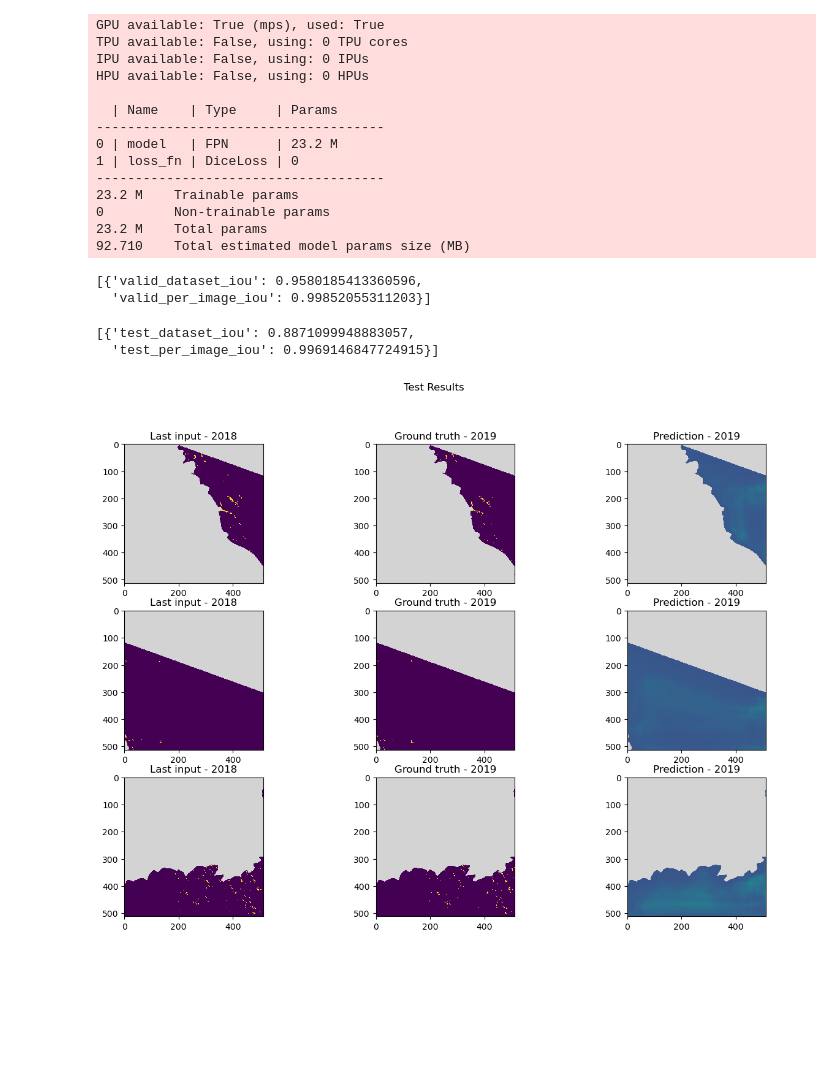
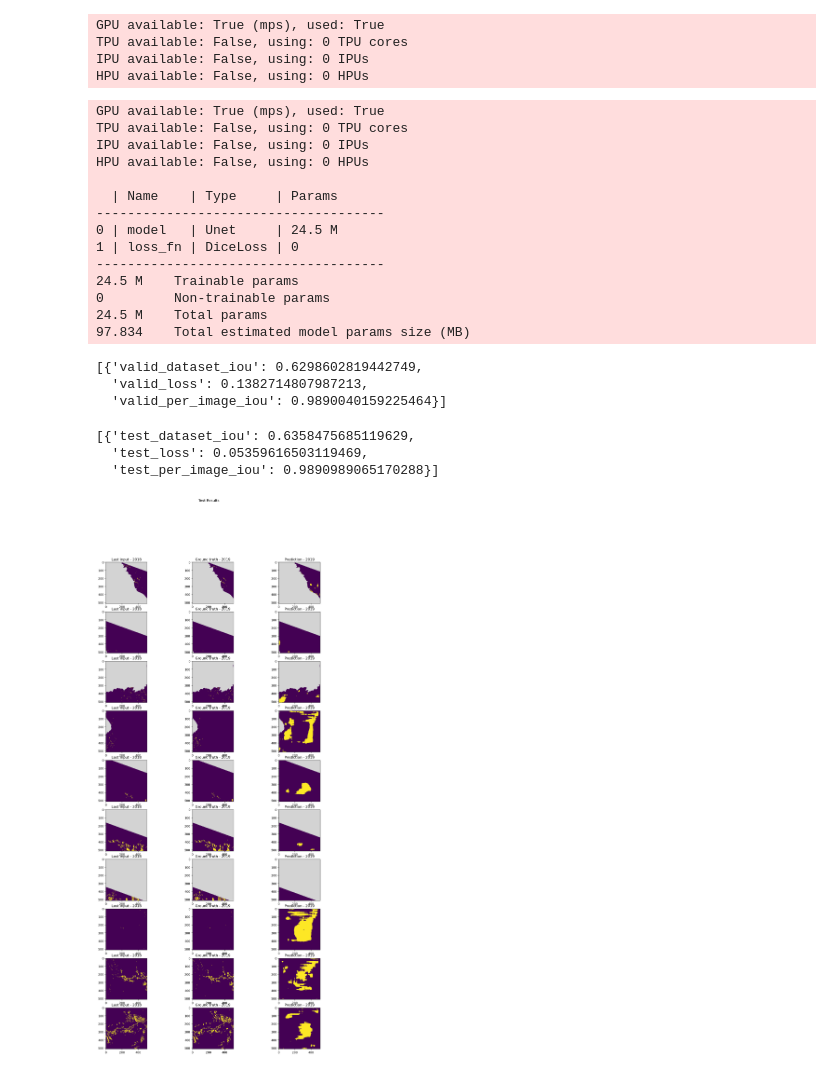
Before and after one commit to TimEngelmann/future-deforestation, a Jupyter notebook: notebooks/unet.ipynb, the cells around one changed output. Drawn from its saved outputs; the diff is of its cells as text; code cells hidden in the pictures; blank space fills up the shorter version.

Commit message:
Training Unet

```diff
--- a/notebooks/unet.ipynb
+++ b/notebooks/unet.ipynb
@@ -51,6 +51,7 @@ class ForestModel(pl.LightningModule):
 
     def __init__(self, arch, encoder_name):
         super().__init__()
+        self.save_hyperparameters()
 
         self.model = smp.create_model(
             arch=arch,
@@ -132,7 +133,7 @@ class ForestModel(pl.LightningModule):
         fp = torch.cat([x["fp"] for x in outputs])
         fn = torch.cat([x["fn"] for x in outputs])
         tn = torch.cat([x["tn"] for x in outputs])
-        loss = torch.mean([x["loss"] for x in outputs])
+        loss = torch.tensor([x["loss"] for x in outputs]).mean()
 
         # per image IoU means that we first calculate IoU score for each image
         # and then compute mean over these scores
@@ -172,4 +173,4 @@ class ForestModel(pl.LightningModule):
         return self.shared_epoch_end(outputs, "test")
 
     def configure_optimizers(self):
-        return torch.optim.Adam(self.parameters(), lr=0.0001)
+        return torch.optim.Adam(self.parameters(), lr=0.000001)
@@ -176,6 +180,22 @@ class ForestModel(pl.LightningModule):
+# %%
+model = ForestModel.load_from_checkpoint(
+    "lightning_logs/version_15/checkpoints/epoch=29-step=540.ckpt",
+    arch="FPN",
+    encoder_name="resnet34")
+trainer = pl.Trainer(
+    accelerator='mps',
+    devices=1,
+    max_epochs=30,
+    log_every_n_steps=5
+)
+# %% [output]
+GPU available: True (mps), used: True
+TPU available: False, using: 0 TPU cores
+IPU available: False, using: 0 IPUs
+HPU available: False, using: 0 HPUs
 # %%
 # model = ForestModel("UNetPlusPlus", "timm-regnety_320")
-model = ForestModel("FPN", "resnet34")
+model = ForestModel("UNet", "resnet34")
 # %%
 trainer = pl.Trainer(
     accelerator='mps',
@@ -197,28 +217,30 @@ HPU available: False, using: 0 HPUs
 
   | Name    | Type     | Params
 -------------------------------------
-0 | model   | FPN      | 23.2 M
+0 | model   | Unet     | 24.5 M
 1 | loss_fn | DiceLoss | 0
 -------------------------------------
-23.2 M    Trainable params
+24.5 M    Trainable params
 0         Non-trainable params
-23.2 M    Total params
-92.710    Total estimated model params size (MB)
+24.5 M    Total params
+97.834    Total estimated model params size (MB)
 # %%
 from pprint import pprint
 # run validation dataset
 valid_metrics = trainer.validate(model, dataloaders=val_loader, verbose=False)
 pprint(valid_metrics)
 # %% [output]
-[{'valid_dataset_iou': 0.9580185413360596,
-  'valid_per_image_iou': 0.99852055311203}]
+[{'valid_dataset_iou': 0.6298602819442749,
+  'valid_loss': 0.1382714807987213,
+  'valid_per_image_iou': 0.9890040159225464}]
 # %%
 # run test dataset
 test_metrics = trainer.test(model, dataloaders=test_loader, verbose=False)
 pprint(test_metrics)
 # %% [output]
-[{'test_dataset_iou': 0.8871099948883057,
-  'test_per_image_iou': 0.9969146847724915}]
+[{'test_dataset_iou': 0.6358475685119629,
+  'test_loss': 0.05359616503119469,
+  'test_per_image_iou': 0.9890989065170288}]
 # %%
 import matplotlib.pyplot as plt
 
@@ -231,35 +253,36 @@ pr_masks = logits.sigmoid()
 import matplotlib as mpl
 
 i = 0
+i_max = 10
 
 cmap = mpl.colormaps['viridis']
 norm = mpl.colors.Normalize(vmin=0, vmax=1)
 cmap.set_over('lightgrey')
 
-fig, axs = plt.subplots(3, 3, figsize=(15,10))
+fig, axs = plt.subplots(i_max, 3, figsize=(15,10 * int(i_max/3)))
 fig.suptitle("Test Results")
 
 for image, gt_mask, pr_mask in zip(batch[0], batch[1], pr_masks):
-    if i < 3:
+    if i < i_max:
         image = image[-1,:,:]
         axs[i,0].pcolormesh(image, norm=norm, cmap=cmap)
         axs[i,0].set_title("Last input - 2018")
         axs[i,0].invert_yaxis()
         axs[i,0].set_aspect('equal', adjustable='box')
 
         axs[i,1].pcolormesh(gt_mask, norm=norm, cmap=cmap)
         axs[i,1].set_title("Ground truth - 2019")
         axs[i,1].invert_yaxis()
         axs[i,1].set_aspect('equal', adjustable='box')
 
-        prediction = F.softmax(pr_mask, dim=0)[1,:,:]
-        # prediction = torch.argmax(pr_mask, dim=0)
+        # prediction = F.softmax(pr_mask, dim=0)[1,:,:]
+        prediction = torch.argmax(pr_mask, dim=0)
         prediction[image == 255] = 255
         axs[i,2].pcolormesh(prediction, norm=norm, cmap=cmap)
         axs[i,2].set_title("Prediction - 2019")
         axs[i,2].invert_yaxis()
         axs[i,2].set_aspect('equal', adjustable='box')
     i += 1
 plt.show()
 # %% [output]
-[figure, old version]
+[figure, new version]
```
Also changed, not shown: parts of 1 cell of this notebook.
